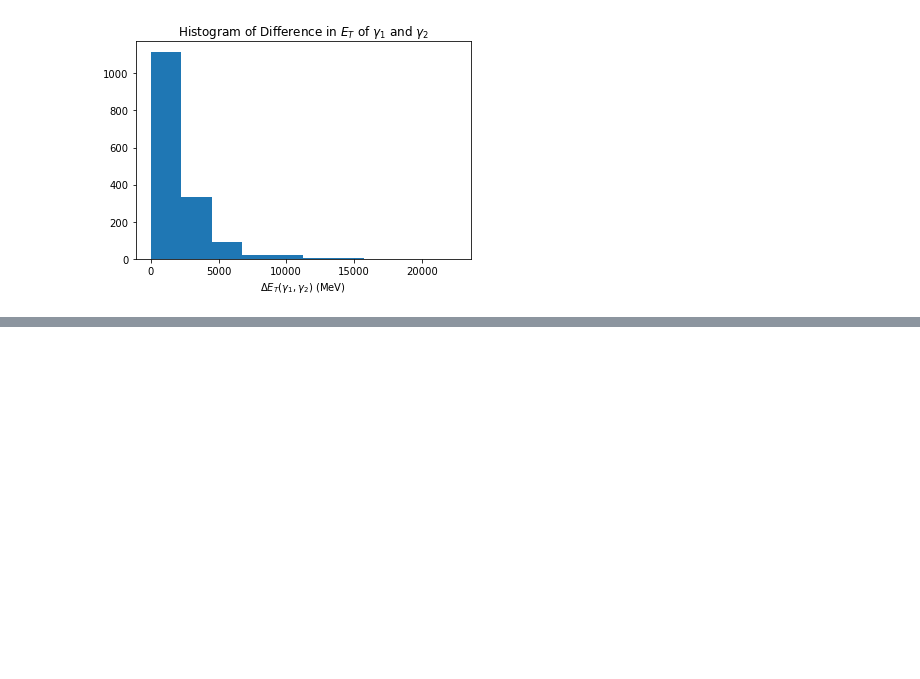
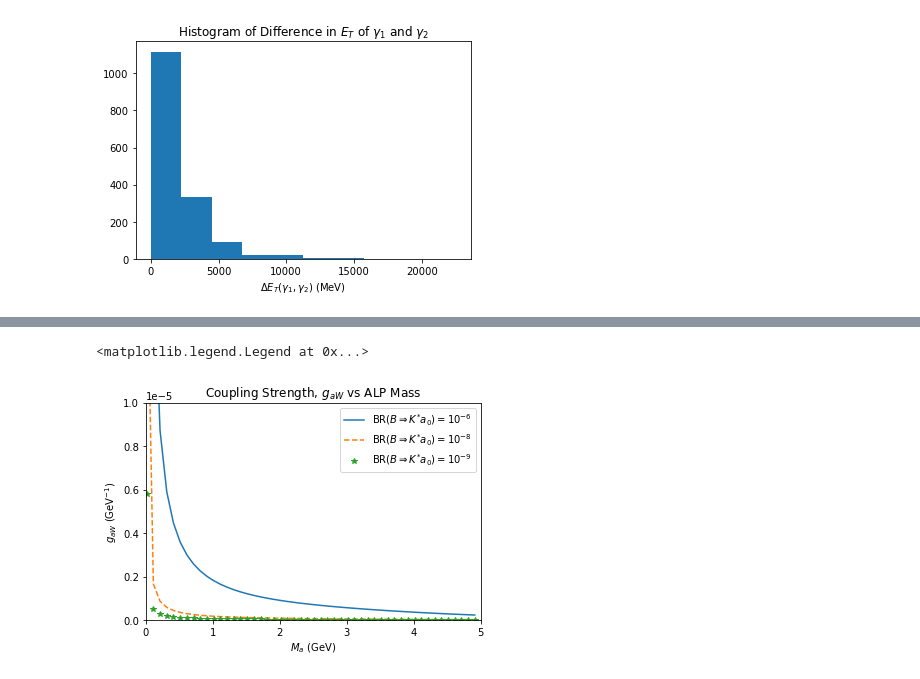
Before and after one commit to spemmaraju5/MSc-Physics-Monash-University, a Jupyter notebook: Research_Project/LHCb Starterkit/B_to_Kst_eta_eta_gamma_gamma/Signal Selection Efficiency Plots.ipynb, the cells around one changed output, grey strips where cells are left out. Saved outputs shown, nothing was run; the diff lists cells and outputs as text; code cells hidden in the pictures; blank space fills up the shorter version.

```diff
--- a/Research_Project/LHCb Starterkit/B_to_Kst_eta_eta_gamma_gamma/Signal Selection Efficiency Plots.ipynb
+++ b/Research_Project/LHCb Starterkit/B_to_Kst_eta_eta_gamma_gamma/Signal Selection Efficiency Plots.ipynb
@@ -271,0 +309,45 @@ Text(0.5, 1.0, 'Plot of Signal Selection Efficiency vs Photon Transverse Energy
+# %%
+import math
+import numpy as np
+import matplotlib.pyplot as plt
+#Branching Ratio vs g_aW Coupling expressions
+M_B = 5
+M_W = 80
+M_c = 1.27
+M_t = 173
+G_F = 1.166e-5
+
+T_B = 2485584218512.8984
+V_cb = 0.041
+V_cs_star = 0.973
+V_tb = 0.999
+V_ts_star = 0.040
+A_0 = M_a**2
+
+M_a = np.arange(0.01, 5, 0.1)
+M_K_star =  0.895
+
+lambda_mass_term = (1-((M_a+M_K_star)**2/M_B**2)*(1-(M_a-M_K_star)**2)/M_B**2)
+
+def f(x):
+    retval = (x*(1+x*(math.log(x)-1)))/((1-x))**2
+    return retval
+
+denom_term = (V_cb*V_cs_star*f(M_c**2/M_W**2)+V_tb*V_ts_star*f(M_t**2/M_W**2))**2*M_a**2*T_B
+# %%
+def gaW_mass_curve(branching_ratio):
+    return (((branching_ratio)/(M_B**3)*((256*math.pi**4)/(18*G_F**2*M_W**4))*((lambda_mass_term)**-1.5)/denom_term))**0.5
+# %%
+plt.figure()
+plt.plot(M_a, gaW_mass_curve(10e-6))
+plt.plot(M_a, gaW_mass_curve(10e-8), '--')
+plt.plot(M_a, gaW_mass_curve(10e-9), '*')
+plt.xlabel("$M_{a}$ (GeV)")
+plt.ylabel("$g_{aW}$ (GeV$^{-1}$)")
+plt.title('Coupling Strength, $g_{aW}$ vs ALP Mass')
+plt.xlim(0,5)
+plt.ylim(0,10e-6)
+plt.legend(['BR($B\Rightarrow K^{*}a_{0}) = 10^{-6}$', 'BR($B\Rightarrow K^{*}a_{0}) = 10^{-8}$','BR($B\Rightarrow K^{*}a_{0}) = 10^{-9}$' ])
+# %% [output]
+<matplotlib.legend.Legend at 0x...>
+[figure, added]
```
Also changed, not shown: parts of 3 cells of this notebook, 32 other files.
